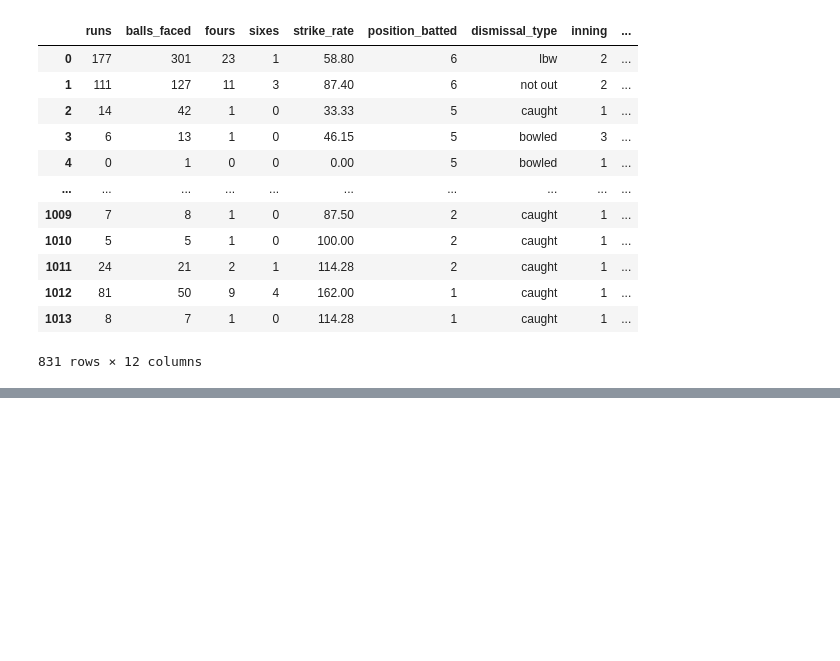
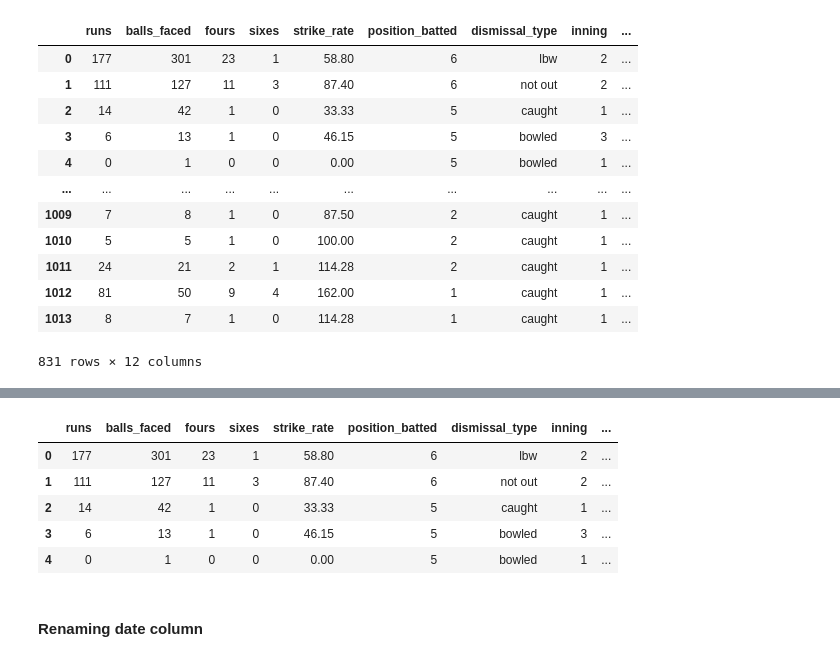
Before and after one commit to mohammedOwaiskh/rohit-sharma-career-scrapper, a Jupyter notebook: notebooks/transformation.ipynb, the cells around one changed output, grey strips where cells are left out. Drawn from its saved outputs; the diff is of its cells as text; code cells hidden in the pictures; blank space fills up the shorter version.

```diff
--- a/notebooks/transformation.ipynb
+++ b/notebooks/transformation.ipynb
@@ -320,0 +379,13 @@ test[test["match_id"] == "Test # 2101"]
+# %%
+scores_merged.drop(["date_y", "date", "award"], axis=1, inplace=True)
+# %%
+scores_merged.head()
+# %% [output]
+|  | runs | balls_faced | fours | sixes | strike_rate | position_batted | dismissal_type | inning | ... |
+| 0 | 177 | 301 | 23 | 1 | 58.80 | 6 | lbw | 2 | ... |
+| 1 | 111 | 127 | 11 | 3 | 87.40 | 6 | not out | 2 | ... |
+| 2 | 14 | 42 | 1 | 0 | 33.33 | 5 | caught | 1 | ... |
+| 3 | 6 | 13 | 1 | 0 | 46.15 | 5 | bowled | 3 | ... |
+| 4 | 0 | 1 | 0 | 0 | 0.00 | 5 | bowled | 1 | ... |
+# %% [markdown]
+#### Renaming date column
```
Also changed, not shown: parts of 23 cells of this notebook, 7 other files.
